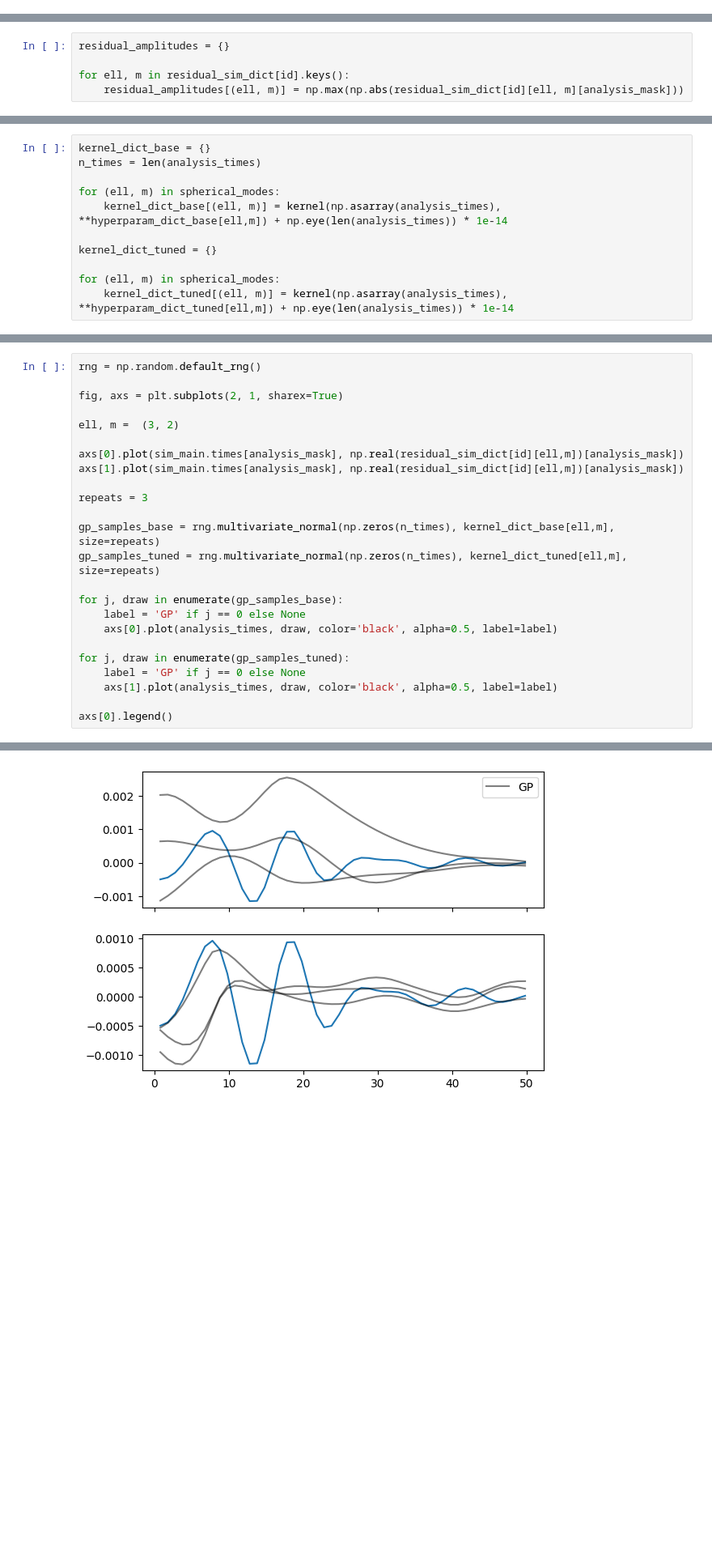
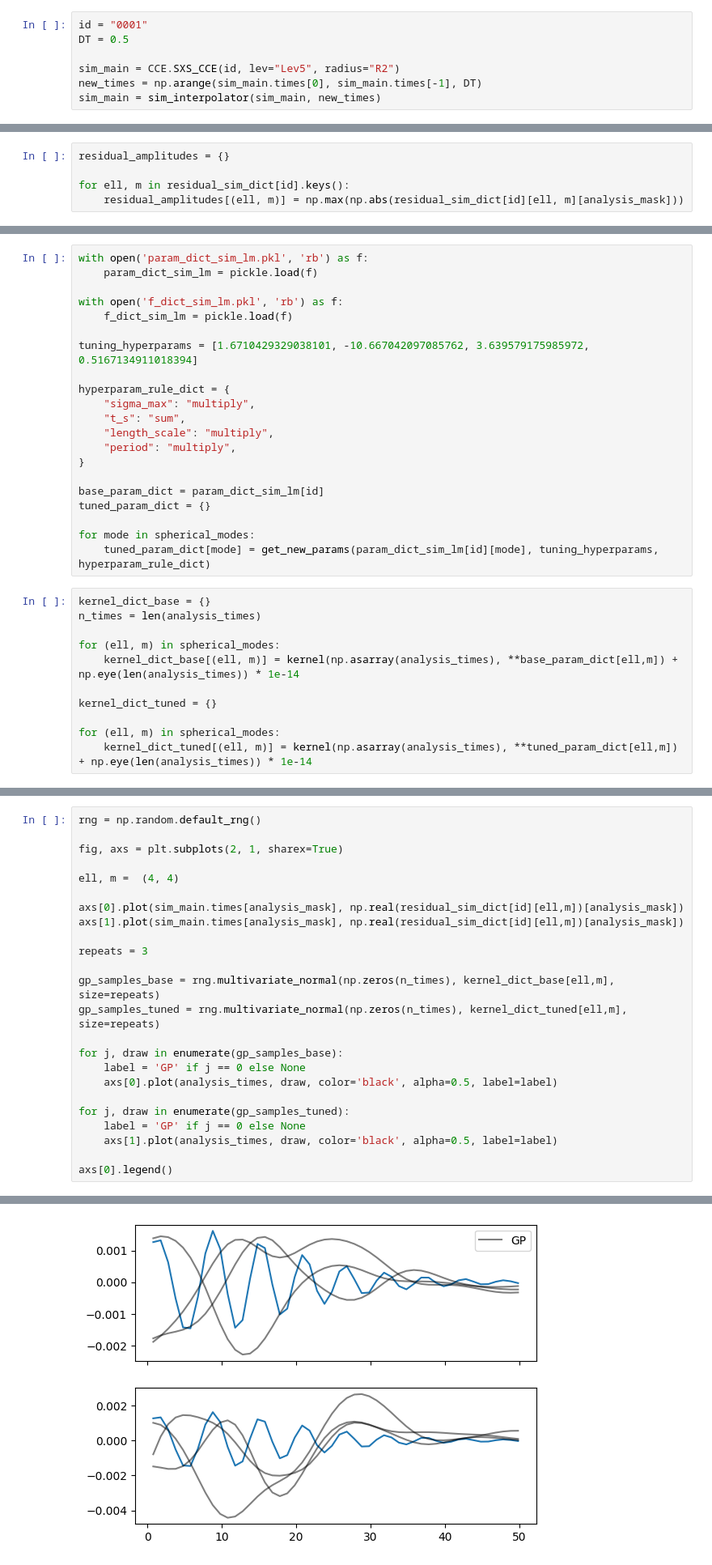
Before and after one commit to BGP-QNM-FITS/bgp_qnm_fits, a Jupyter notebook: GP_hyperparams_comparisons.ipynb, the cells around one changed output, grey strips where cells are left out. Shown at 81% size. Saved outputs shown, nothing was run; the diff lists cells and outputs as text; blank space fills up the shorter version.

Commit message:
bugfixes - reasonable hyperparams

```diff
--- a/GP_hyperparams_comparisons.ipynb
+++ b/GP_hyperparams_comparisons.ipynb
@@ -30,3 +16,10 @@ for lev, rad in sim_options:
+# %%
+id = "0001"
+DT = 0.5
+
+sim_main = CCE.SXS_CCE(id, lev="Lev5", radius="R2")
+new_times = np.arange(sim_main.times[0], sim_main.times[-1], DT)
+sim_main = sim_interpolator(sim_main, new_times)
 # %%
 l_max = 4
 n_max = 3
@@ -112,11 +68,32 @@ for ell, m in spherical_modes:
+# %%
+with open('param_dict_sim_lm.pkl', 'rb') as f:
+    param_dict_sim_lm = pickle.load(f)
+
+with open('f_dict_sim_lm.pkl', 'rb') as f:
+    f_dict_sim_lm = pickle.load(f)
+
+tuning_hyperparams = [1.6710429329038101, -10.667042097085762, 3.639579175985972, 0.5167134911018394]
+
+hyperparam_rule_dict = {
+    "sigma_max": "multiply",
+    "t_s": "sum",
+    "length_scale": "multiply",
+    "period": "multiply",
+}
+
+base_param_dict = param_dict_sim_lm[id]
+tuned_param_dict = {}
+
+for mode in spherical_modes:
+    tuned_param_dict[mode] = get_new_params(param_dict_sim_lm[id][mode], tuning_hyperparams, hyperparam_rule_dict)
 # %%
 kernel_dict_base = {}
 n_times = len(analysis_times)
 
 for (ell, m) in spherical_modes:
-    kernel_dict_base[(ell, m)] = kernel(np.asarray(analysis_times), **hyperparam_dict_base[ell,m]) + np.eye(len(analysis_times)) * 1e-14
+    kernel_dict_base[(ell, m)] = kernel(np.asarray(analysis_times), **base_param_dict[ell,m]) + np.eye(len(analysis_times)) * 1e-14
 
 kernel_dict_tuned = {}
 
 for (ell, m) in spherical_modes:
-    kernel_dict_tuned[(ell, m)] = kernel(np.asarray(analysis_times), **hyperparam_dict_tuned[ell,m]) + np.eye(len(analysis_times)) * 1e-14
+    kernel_dict_tuned[(ell, m)] = kernel(np.asarray(analysis_times), **tuned_param_dict[ell,m]) + np.eye(len(analysis_times)) * 1e-14
@@ -123,30 +102,30 @@ for (ell, m) in spherical_modes:
 # %%
 rng = np.random.default_rng()
 
 fig, axs = plt.subplots(2, 1, sharex=True)
 
-ell, m =  (3, 2)
+ell, m =  (4, 4)
 
 axs[0].plot(sim_main.times[analysis_mask], np.real(residual_sim_dict[id][ell,m])[analysis_mask])
 axs[1].plot(sim_main.times[analysis_mask], np.real(residual_sim_dict[id][ell,m])[analysis_mask])
 
 repeats = 3
 
 gp_samples_base = rng.multivariate_normal(np.zeros(n_times), kernel_dict_base[ell,m], size=repeats)
 gp_samples_tuned = rng.multivariate_normal(np.zeros(n_times), kernel_dict_tuned[ell,m], size=repeats)
 
 for j, draw in enumerate(gp_samples_base):
     label = 'GP' if j == 0 else None
     axs[0].plot(analysis_times, draw, color='black', alpha=0.5, label=label)
 
 for j, draw in enumerate(gp_samples_tuned):
     label = 'GP' if j == 0 else None
     axs[1].plot(analysis_times, draw, color='black', alpha=0.5, label=label)
 
 axs[0].legend()
 # %% [output]
 <matplotlib.legend.Legend at 0x...>
-[figure, old version]
+[figure, new version]
 # %%
 fig, axs = plt.subplots(2, 1, sharex=True)
 
```
Also changed, not shown: parts of 8 cells of this notebook, 11 other files.
